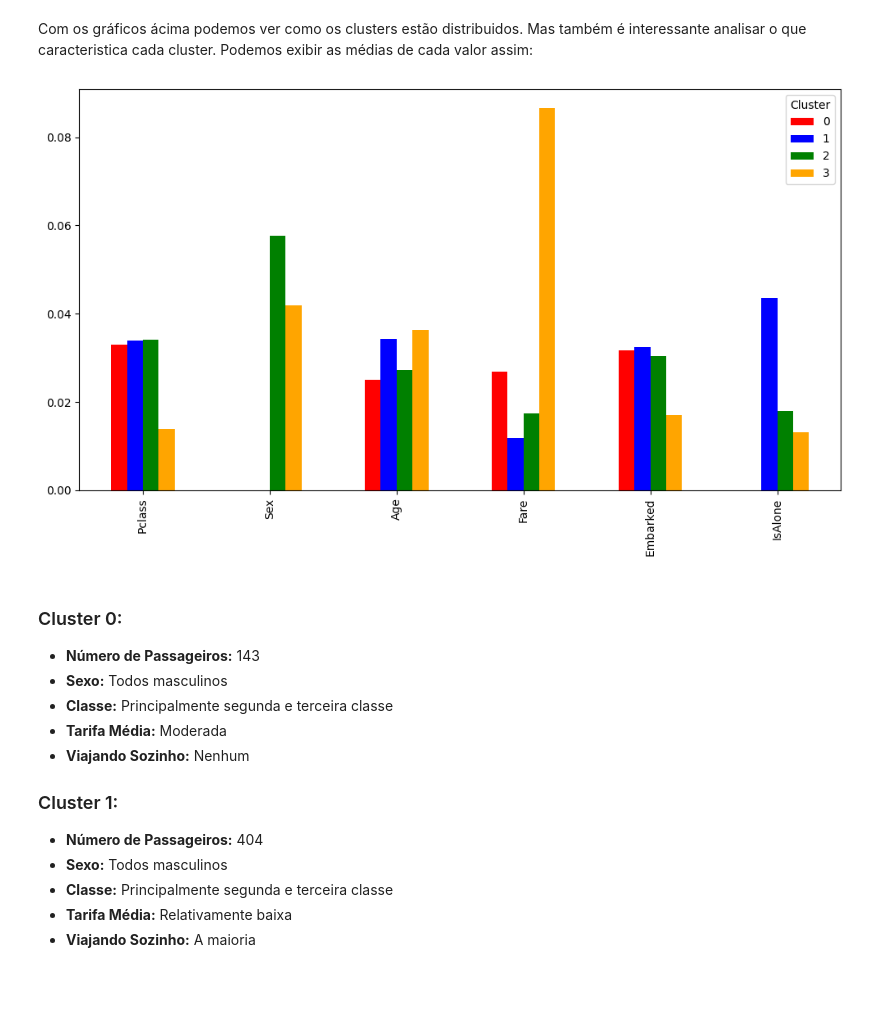
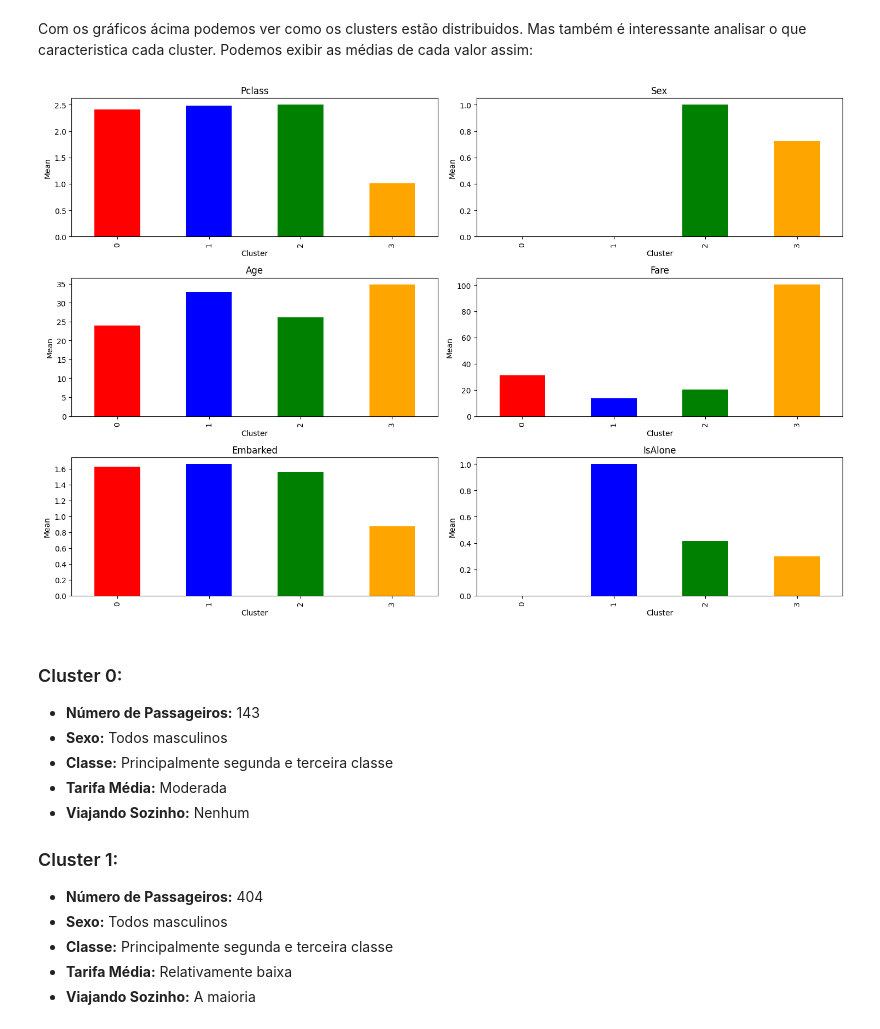
Before and after one commit to Quote023/IF684-Sistemas_Inteligentes_II, a Jupyter notebook: mini_projetos/mini_projeto3.ipynb, the cells around one changed output. Saved outputs shown, nothing was run; the diff lists cells and outputs as text; code cells hidden in the pictures; blank space fills up the shorter version.

```diff
--- a/mini_projetos/mini_projeto3.ipynb
+++ b/mini_projetos/mini_projeto3.ipynb
@@ -102,7 +102,7 @@ Criamos essa coluna temporaria "FamilyCount" somando a qtd de filhos e de conjug
 O dado mais relevante é saber se o passageiro está sozinho ou não. Por isso só ele é mantido
 # %%
 trainData["FamilyCount"] = trainData['SibSp'] + trainData['Parch'] + 1
-trainData['IsAlone'] = trainData["FamilyCount"] == 1
+trainData['IsAlone'] = (trainData["FamilyCount"] == 1).astype(int)
 
 trainData = trainData.drop(["SibSp","Parch",'FamilyCount'], axis=1)
 # %% [markdown]
@@ -205,10 +205,10 @@ for i, k in enumerate(k_values):
     col = i % num_cols
 
     kmeans = KMeans(n_clusters=k, random_state=42)
-    kmeans.fit(trainData)
+    kmeans.fit(trainData_normalized)
 
     pca = PCA(n_components=2)
-    X_pca = pca.fit_transform(trainData.values)
+    X_pca = pca.fit_transform(trainData_normalized.values)
 
     ax = axes[row, col] if num_rows > 1 else axes[col]
     ax.scatter(X_pca[:, 0], X_pca[:, 1], c=colors[kmeans.labels_], alpha=0.8)
@@ -249,21 +249,45 @@ Esta visualização nos ajuda a entender como a escolha do número de clusters a
 ## Analisando cada Cluster
 # %% [markdown]
 Com os gráficos ácima podemos ver como os clusters estão distribuidos. Mas também é interessante analisar o que caracteristica cada cluster. Podemos exibir as médias de cada valor assim:
-# %%
-# Atribuir os rótulos dos clusters aos dados
-trainData['Cluster'] = kmeans.labels_
-
-# Calcular as médias de cada variável por cluster
-cluster_means = trainData.groupby('Cluster').mean()
-cluster_means_transposed = cluster_means.T
-
-fig, ax = plt.subplots(figsize=(10, 6))
-cluster_means_transposed.plot(kind='bar',ax=ax, color=colors)
-
-plt.tight_layout()
-plt.show()
-# %% [output]
-[figure, removed]
+# %%
+# Atribuir os rótulos dos clusters aos dados
+trainData['Cluster'] = kmeans.labels_
+
+# Calcular as médias de cada variável por cluster
+cluster_means = trainData.groupby('Cluster').mean()
+
+# Get the number of columns in the DataFrame
+num_cols_mean = len(cluster_means.columns)
+
+# Calculate the number of rows needed for subplots for mean values
+num_rows_mean = int(np.ceil(num_cols_mean / 2))
+
+# Create subplots for mean values
+fig, axes_mean = plt.subplots(num_rows_mean, 2, figsize=(15, 10))
+
+# Flatten axes if only one row is needed for mean values
+if num_rows_mean == 1:
+    axes_mean = axes_mean.reshape(1, -1)
+
+# Plot each column in its respective subplot for mean values
+for i, (col_name, col_data) in enumerate(cluster_means.items()):
+    row_index = i // 2
+    col_index = i % 2
+    ax = axes_mean[row_index, col_index]
+    col_data.T.plot(kind='bar', ax=ax, color=colors)
+    ax.set_title(col_name)
+    ax.set_xlabel('Cluster')
+    ax.set_ylabel('Mean')
+
+# Remove empty subplots if the number of columns is odd for mean values
+if num_cols_mean % 2 != 0:
+    fig.delaxes(axes_mean[-1, -1])
+
+
+plt.tight_layout()
+plt.show()
+# %% [output]
+[figure, added]
 # %% [markdown]
 ### Cluster 0:
 - **Número de Passageiros:** 143
```
Also changed, not shown: parts of 12 cells of this notebook, 1 other file.
